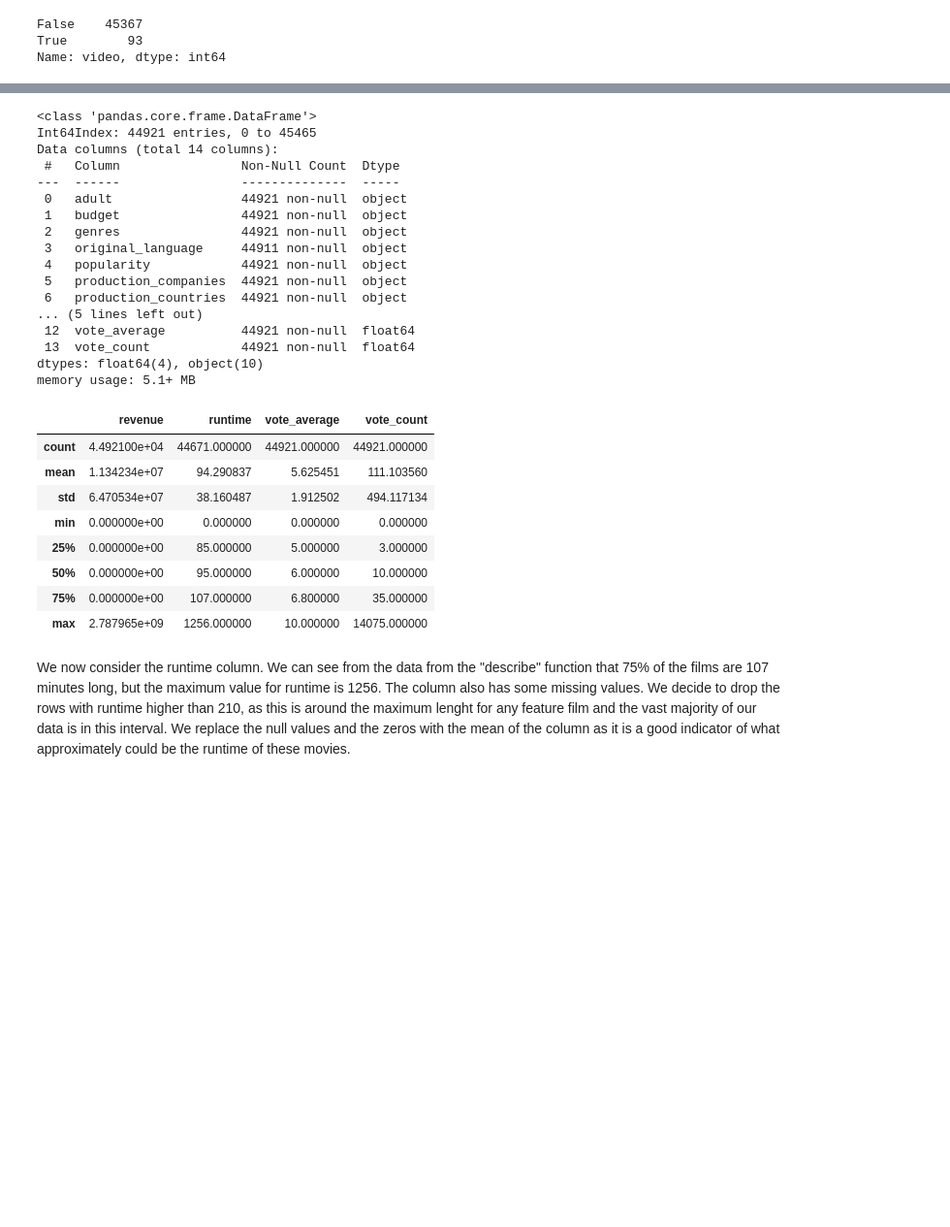
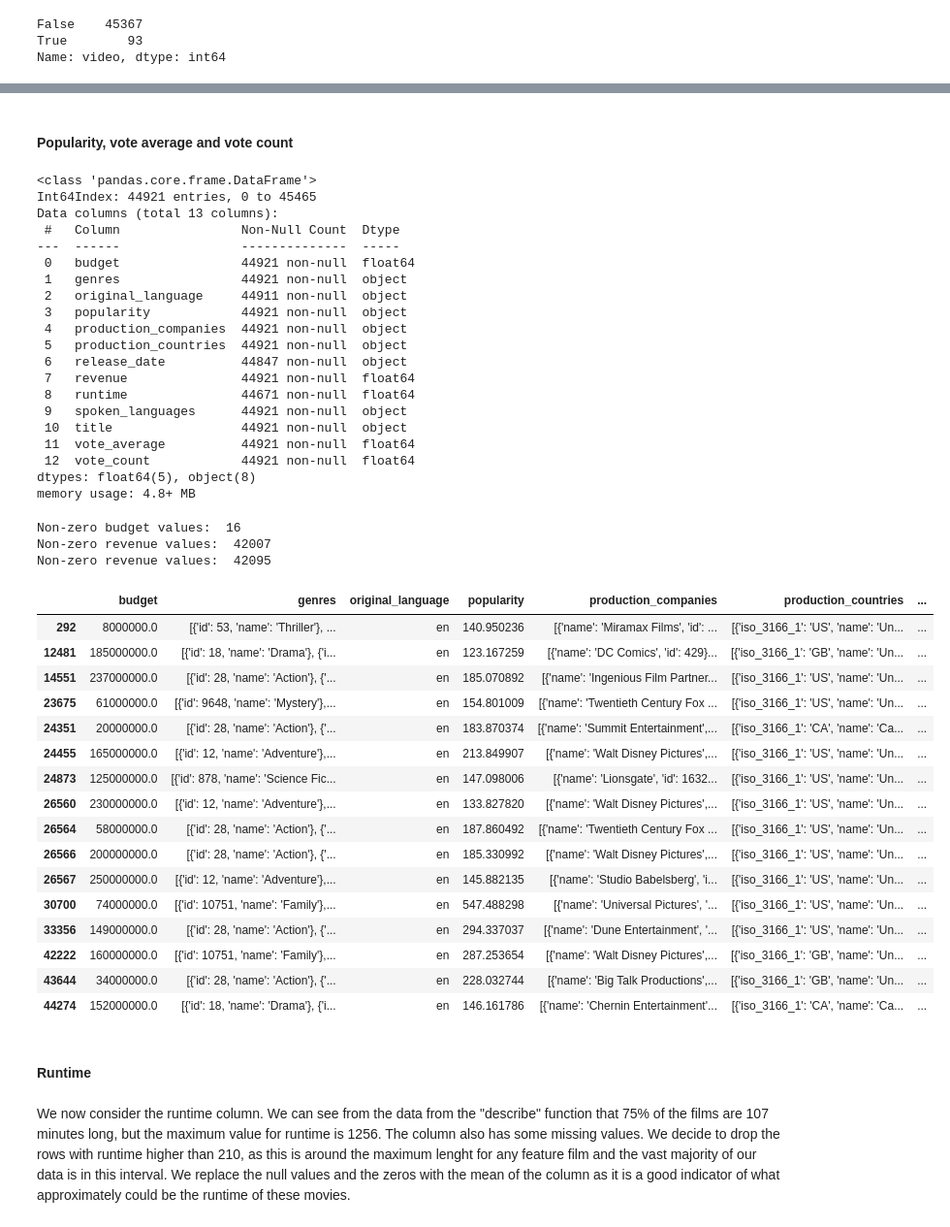
Before and after one commit to matteodales/programming_project, a Jupyter notebook: data_exploration_and_cleaning.ipynb, the cells around one changed output, grey strips where cells are left out. Shown at 97% size. Drawn from its saved outputs; the diff is of its cells as text; code cells hidden in the pictures; blank space fills up the shorter version.

```diff
--- a/data_exploration_and_cleaning.ipynb
+++ b/data_exploration_and_cleaning.ipynb
@@ -184,5 +200,5 @@ We'll do the same thing for the 'status' column, which identifies whether films
 # %%
-metadata_df = metadata_df.drop(['belongs_to_collection','homepage','id','imdb_id','overview','tagline','poster_path','original_title'], axis=1)
+metadata_df = metadata_df.drop(['adult','belongs_to_collection','homepage','id','imdb_id','overview','tagline','poster_path','original_title'], axis=1)
 metadata_df = metadata_df[metadata_df.video == False]
 metadata_df = metadata_df[metadata_df.status == 'Released']
 metadata_df = metadata_df.drop(['video','status'], axis=1)
@@ -189,35 +217,61 @@ metadata_df = metadata_df.drop(['video','status'], axis=1)
+# %% [markdown]
+#### Popularity, vote average and vote count
 # %%
 metadata_df.info()
 # %% [output]
 <class 'pandas.core.frame.DataFrame'>
 Int64Index: 44921 entries, 0 to 45465
-Data columns (total 14 columns):
+Data columns (total 13 columns):
  #   Column                Non-Null Count  Dtype
 ---  ------                --------------  -----
- 0   adult                 44921 non-null  object
- 1   budget                44921 non-null  object
- 2   genres                44921 non-null  object
- 3   original_language     44911 non-null  object
- 4   popularity            44921 non-null  object
- 5   production_companies  44921 non-null  object
- 6   production_countries  44921 non-null  object
-... (5 lines left out)
- 12  vote_average          44921 non-null  float64
- 13  vote_count            44921 non-null  float64
-dtypes: float64(4), object(10)
-memory usage: 5.1+ MB
+ 0   budget                44921 non-null  float64
+ 1   genres                44921 non-null  object
+ 2   original_language     44911 non-null  object
+ 3   popularity            44921 non-null  object
+ 4   production_companies  44921 non-null  object
+ 5   production_countries  44921 non-null  object
+ 6   release_date          44847 non-null  object
+ 7   revenue               44921 non-null  float64
+ 8   runtime               44671 non-null  float64
+ 9   spoken_languages      44921 non-null  object
+ 10  title                 44921 non-null  object
+ 11  vote_average          44921 non-null  float64
+ 12  vote_count            44921 non-null  float64
+dtypes: float64(5), object(8)
+memory usage: 4.8+ MB
-# %%
-metadata_df.describe()
-# %% [output]
-|  | revenue | runtime | vote_average | vote_count |
-| count | 4.492100e+04 | 44671.000000 | 44921.000000 | 44921.000000 |
-| mean | 1.134234e+07 | 94.290837 | 5.625451 | 111.103560 |
-| std | 6.470534e+07 | 38.160487 | 1.912502 | 494.117134 |
-| min | 0.000000e+00 | 0.000000 | 0.000000 | 0.000000 |
-| 25% | 0.000000e+00 | 85.000000 | 5.000000 | 3.000000 |
-| 50% | 0.000000e+00 | 95.000000 | 6.000000 | 10.000000 |
-| 75% | 0.000000e+00 | 107.000000 | 6.800000 | 35.000000 |
-| max | 2.787965e+09 | 1256.000000 | 10.000000 | 14075.000000 |
+# %%
+metadata_df.popularity = metadata_df.popularity.apply(lambda x:float(x))
+
+print("Non-zero budget values: ", sum(metadata_df.popularity>100))
+
+
+#plt.hist(metadata_df.[])
+print("Non-zero revenue values: ", sum(metadata_df.vote_average>0))
+print("Non-zero revenue values: ", sum(metadata_df.vote_count>0))
+metadata_df[metadata_df.popularity>100]
+# %% [output]
+Non-zero budget values:  16
+Non-zero revenue values:  42007
+Non-zero revenue values:  42095
+|  | budget | genres | original_language | popularity | production_companies | production_countries | ... |
+| 292 | 8000000.0 | [{'id': 53, 'name': 'Thriller'}, ... | en | 140.950236 | [{'name': 'Miramax Films', 'id': ... | [{'iso_3166_1': 'US', 'name': 'Un... | ... |
+| 12481 | 185000000.0 | [{'id': 18, 'name': 'Drama'}, {'i... | en | 123.167259 | [{'name': 'DC Comics', 'id': 429}... | [{'iso_3166_1': 'GB', 'name': 'Un... | ... |
+| 14551 | 237000000.0 | [{'id': 28, 'name': 'Action'}, {'... | en | 185.070892 | [{'name': 'Ingenious Film Partner... | [{'iso_3166_1': 'US', 'name': 'Un... | ... |
+| 23675 | 61000000.0 | [{'id': 9648, 'name': 'Mystery'},... | en | 154.801009 | [{'name': 'Twentieth Century Fox ... | [{'iso_3166_1': 'US', 'name': 'Un... | ... |
+| 24351 | 20000000.0 | [{'id': 28, 'name': 'Action'}, {'... | en | 183.870374 | [{'name': 'Summit Entertainment',... | [{'iso_3166_1': 'CA', 'name': 'Ca... | ... |
+| 24455 | 165000000.0 | [{'id': 12, 'name': 'Adventure'},... | en | 213.849907 | [{'name': 'Walt Disney Pictures',... | [{'iso_3166_1': 'US', 'name': 'Un... | ... |
+| 24873 | 125000000.0 | [{'id': 878, 'name': 'Science Fic... | en | 147.098006 | [{'name': 'Lionsgate', 'id': 1632... | [{'iso_3166_1': 'US', 'name': 'Un... | ... |
+| 26560 | 230000000.0 | [{'id': 12, 'name': 'Adventure'},... | en | 133.827820 | [{'name': 'Walt Disney Pictures',... | [{'iso_3166_1': 'US', 'name': 'Un... | ... |
+| 26564 | 58000000.0 | [{'id': 28, 'name': 'Action'}, {'... | en | 187.860492 | [{'name': 'Twentieth Century Fox ... | [{'iso_3166_1': 'US', 'name': 'Un... | ... |
+| 26566 | 200000000.0 | [{'id': 28, 'name': 'Action'}, {'... | en | 185.330992 | [{'name': 'Walt Disney Pictures',... | [{'iso_3166_1': 'US', 'name': 'Un... | ... |
+| 26567 | 250000000.0 | [{'id': 12, 'name': 'Adventure'},... | en | 145.882135 | [{'name': 'Studio Babelsberg', 'i... | [{'iso_3166_1': 'US', 'name': 'Un... | ... |
+| 30700 | 74000000.0 | [{'id': 10751, 'name': 'Family'},... | en | 547.488298 | [{'name': 'Universal Pictures', '... | [{'iso_3166_1': 'US', 'name': 'Un... | ... |
+| 33356 | 149000000.0 | [{'id': 28, 'name': 'Action'}, {'... | en | 294.337037 | [{'name': 'Dune Entertainment', '... | [{'iso_3166_1': 'US', 'name': 'Un... | ... |
+| 42222 | 160000000.0 | [{'id': 10751, 'name': 'Family'},... | en | 287.253654 | [{'name': 'Walt Disney Pictures',... | [{'iso_3166_1': 'GB', 'name': 'Un... | ... |
+| 43644 | 34000000.0 | [{'id': 28, 'name': 'Action'}, {'... | en | 228.032744 | [{'name': 'Big Talk Productions',... | [{'iso_3166_1': 'GB', 'name': 'Un... | ... |
+| 44274 | 152000000.0 | [{'id': 18, 'name': 'Drama'}, {'i... | en | 146.161786 | [{'name': 'Chernin Entertainment'... | [{'iso_3166_1': 'CA', 'name': 'Ca... | ... |
+# %% [markdown]
+#### Runtime
 # %% [markdown]
 We now consider the runtime column. We can see from the data from the "describe" function that 75% of the films are 107 minutes long, but the maximum value for runtime is 1256. The column also has some missing values.
 We decide to drop the rows with runtime higher than 210, as this is around the maximum lenght for any feature film and the vast majority of our data is in this interval. We replace the null values and the zeros with the mean of the column as it is a good indicator of what approximately could be the runtime of these movies.
```
Also changed, not shown: parts of 36 cells of this notebook.
